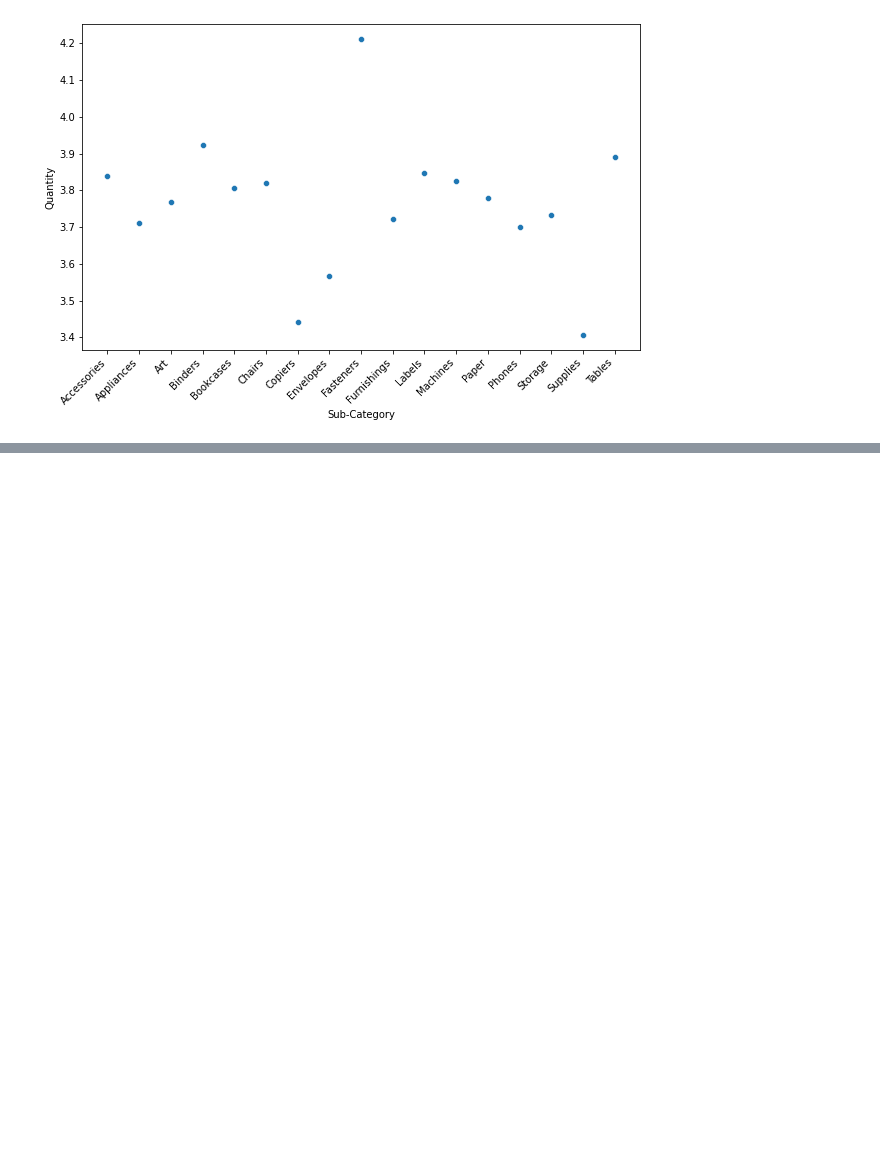
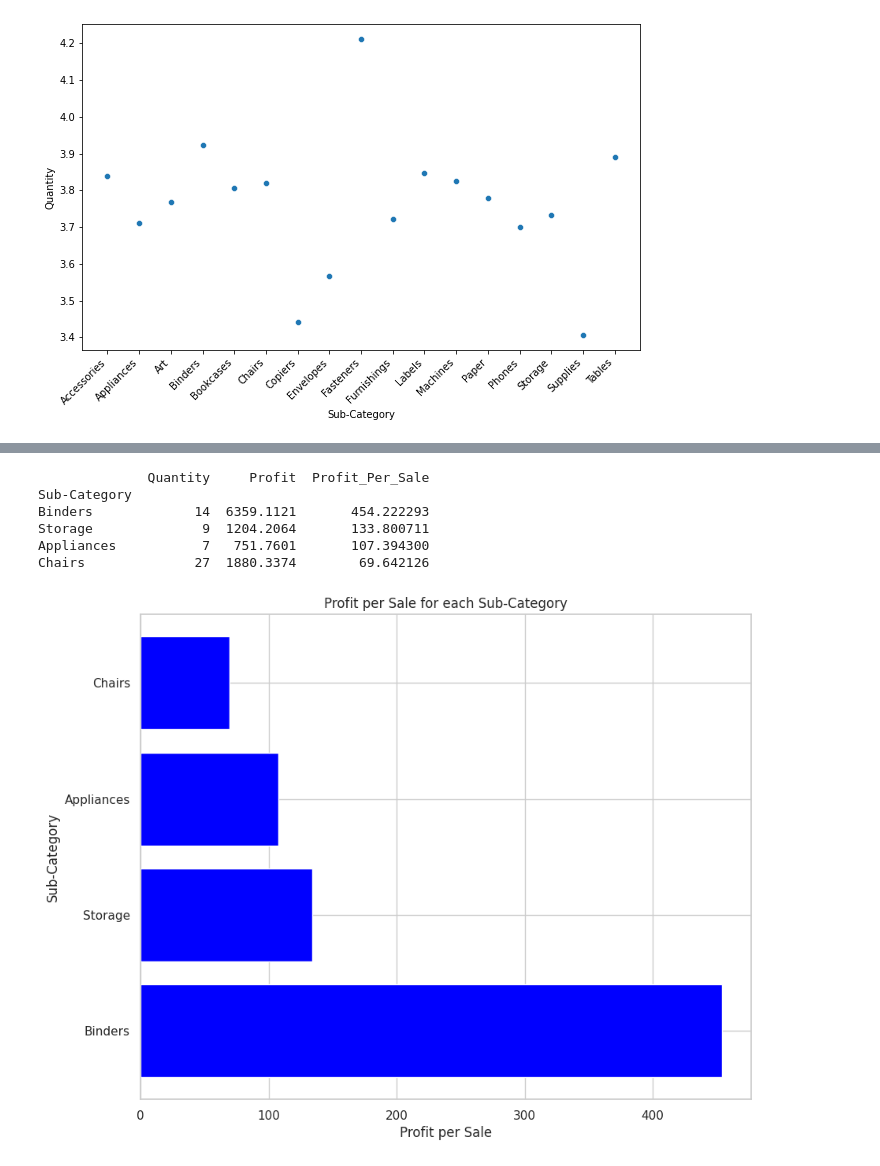
Before and after one commit to chrimeade/UCDPA_chrismeade, a Jupyter notebook: superstore_dataset.ipynb, the cells around one changed output, grey strips where cells are left out. Saved outputs shown, nothing was run; the diff lists cells and outputs as text; code cells hidden in the pictures; blank space fills up the shorter version.

```diff
--- a/superstore_dataset.ipynb
+++ b/superstore_dataset.ipynb
@@ -376,0 +445,2 @@ West Virginia: 1209.82
+# %%
+home_office_high_profit_df = sales_df[(sales_df['Segment'] == 'Home Office') & (sales_df['Profit'] > 500)]
@@ -376,0 +470,3 @@ West Virginia: 1209.82
+# %%
+home_off_not_tech_df = home_office_high_profit_df[home_office_high_profit_df["Category"] != "Technology"]
+print(home_off_not_tech_df.sort_values(by="Profit", ascending=False))
@@ -376,0 +491,22 @@ West Virginia: 1209.82
+# %%
+profit_per_item = home_off_not_tech_df.groupby(['Sub-Category']).agg({'Quantity': 'sum', 'Profit': 'sum'})
+profit_per_item['Profit_Per_Sale'] = profit_per_item['Profit'] / profit_per_item['Quantity']
+profit_per_item = profit_per_item.sort_values(by=['Profit_Per_Sale'], ascending=False)
+print(profit_per_item)
+# %% [output]
+              Quantity     Profit  Profit_Per_Sale
+Sub-Category
+Binders             14  6359.1121       454.222293
+Storage              9  1204.2064       133.800711
+Appliances           7   751.7601       107.394300
+Chairs              27  1880.3374        69.642126
+# %%
+plt.figure(figsize=(10,8))
+plt.barh(profit_per_item.index, profit_per_item['Profit_Per_Sale'], color='blue')
+
+plt.xlabel('Profit per Sale')
+plt.ylabel('Sub-Category')
+plt.title('Profit per Sale for each Sub-Category')
+plt.show()
+# %% [output]
+[figure, added]
```
Also changed, not shown: parts of 32 cells of this notebook.
